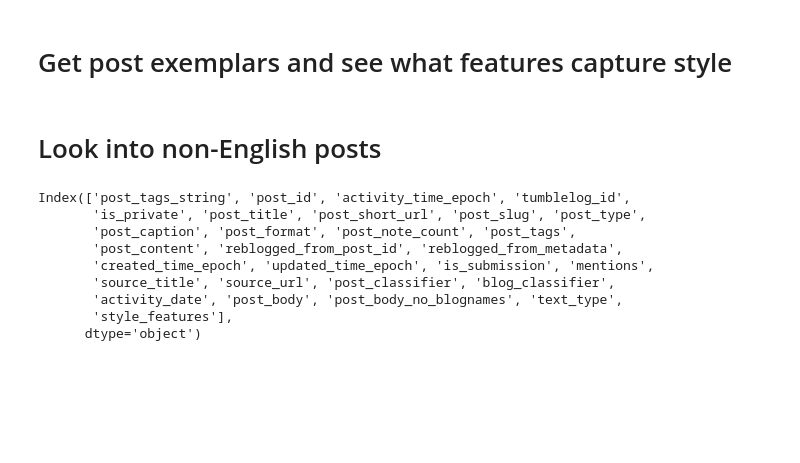
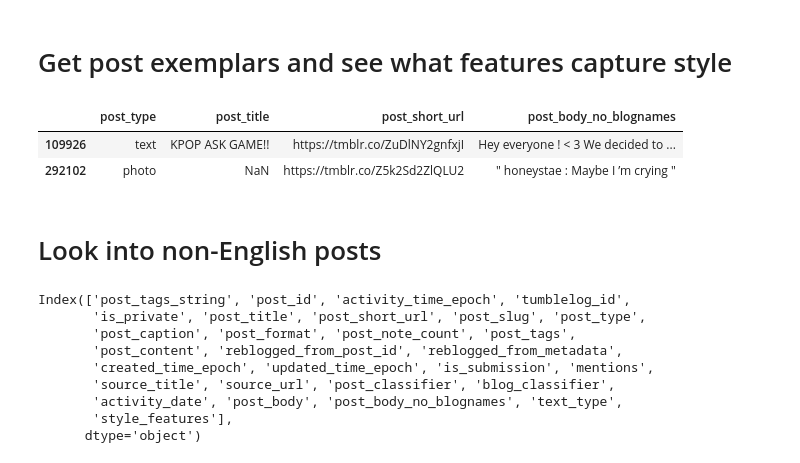
Before and after one commit to michaelmilleryoder/tumblr-scripts, a Jupyter notebook: jupyter/style_features_data.ipynb, the cells around one changed output. Saved outputs shown, nothing was run; the diff lists cells and outputs as text; code cells hidden in the pictures; blank space fills up the shorter version.

Commit message:
Sampling exemplar posts

```diff
--- a/jupyter/style_features_data.ipynb
+++ b/jupyter/style_features_data.ipynb
@@ -1,5 +1,25 @@
 # %% [markdown]
 # Get post exemplars and see what features capture style
+# %%
+# Load data
+
+import os
+import pandas as pd
+from tqdm import tqdm_notebook as tqdm
+
+data_dirpath = '/mnt/interns/myoder/textposts_captions/'
+communities = os.listdir(data_dirpath)
+sample100 = {}
+
+for c in communities:
+    sample100[c] = pd.read_pickle(os.path.join(data_dirpath, c, f'{c}.pkl')).sample(100)
+# %%
+pd.set_option('display.max_colwidth', -1)
+sample100['bts'].sample(2).loc[:, ['post_type', 'post_title', 'post_short_url', 'post_body_no_blognames']]
+# %% [output]
+|  | post_type | post_title | post_short_url | post_body_no_blognames |
+| 109926 | text | KPOP ASK GAME!! | https://tmblr.co/ZuDlNY2gnfxjI | Hey everyone ! < 3 We decided to ... |
+| 292102 | photo | NaN | https://tmblr.co/Z5k2Sd2ZlQLU2 | " honeystae : Maybe I ’m crying " |
 # %% [markdown]
 # Look into non-English posts
 # %%
```
Also changed, not shown: 3 other files.
